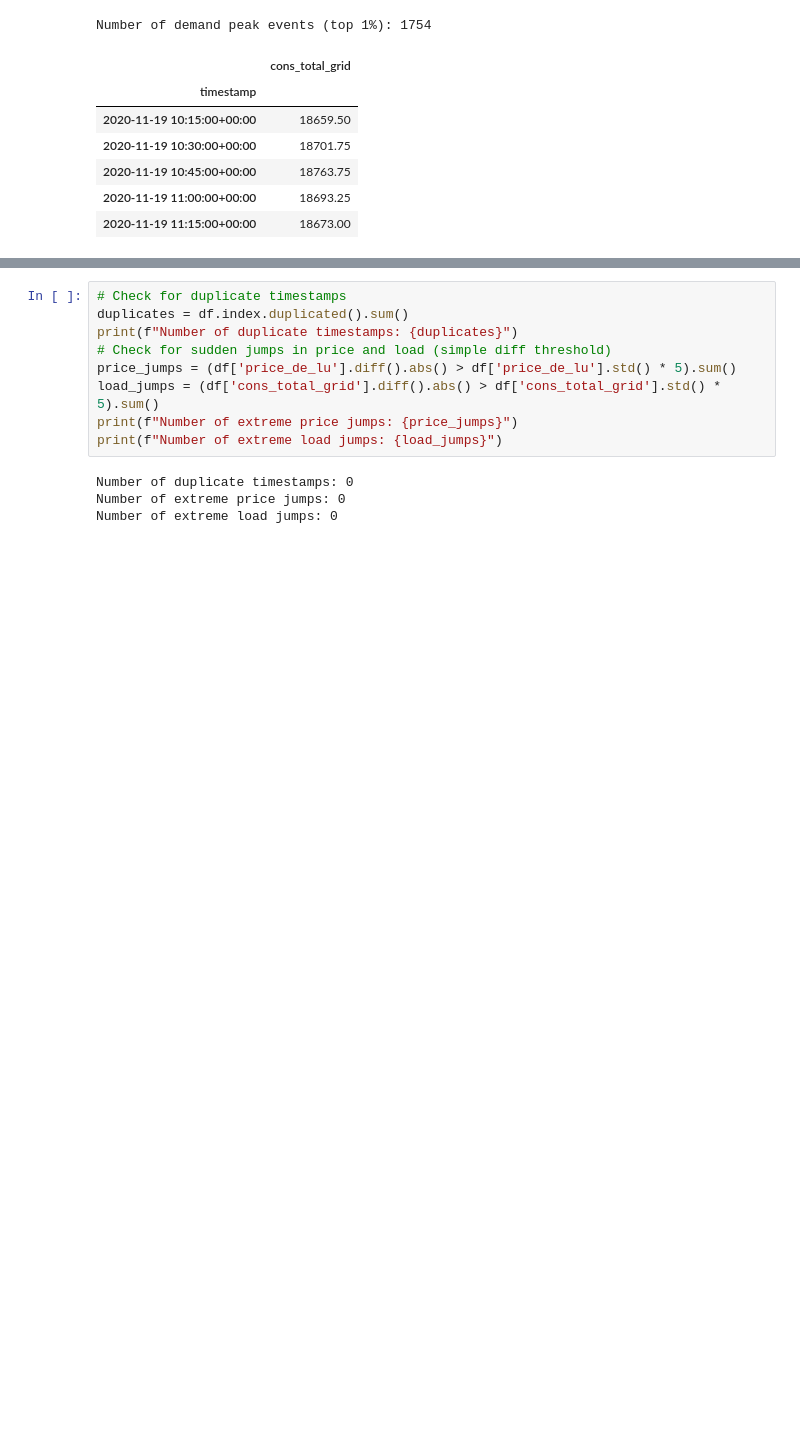
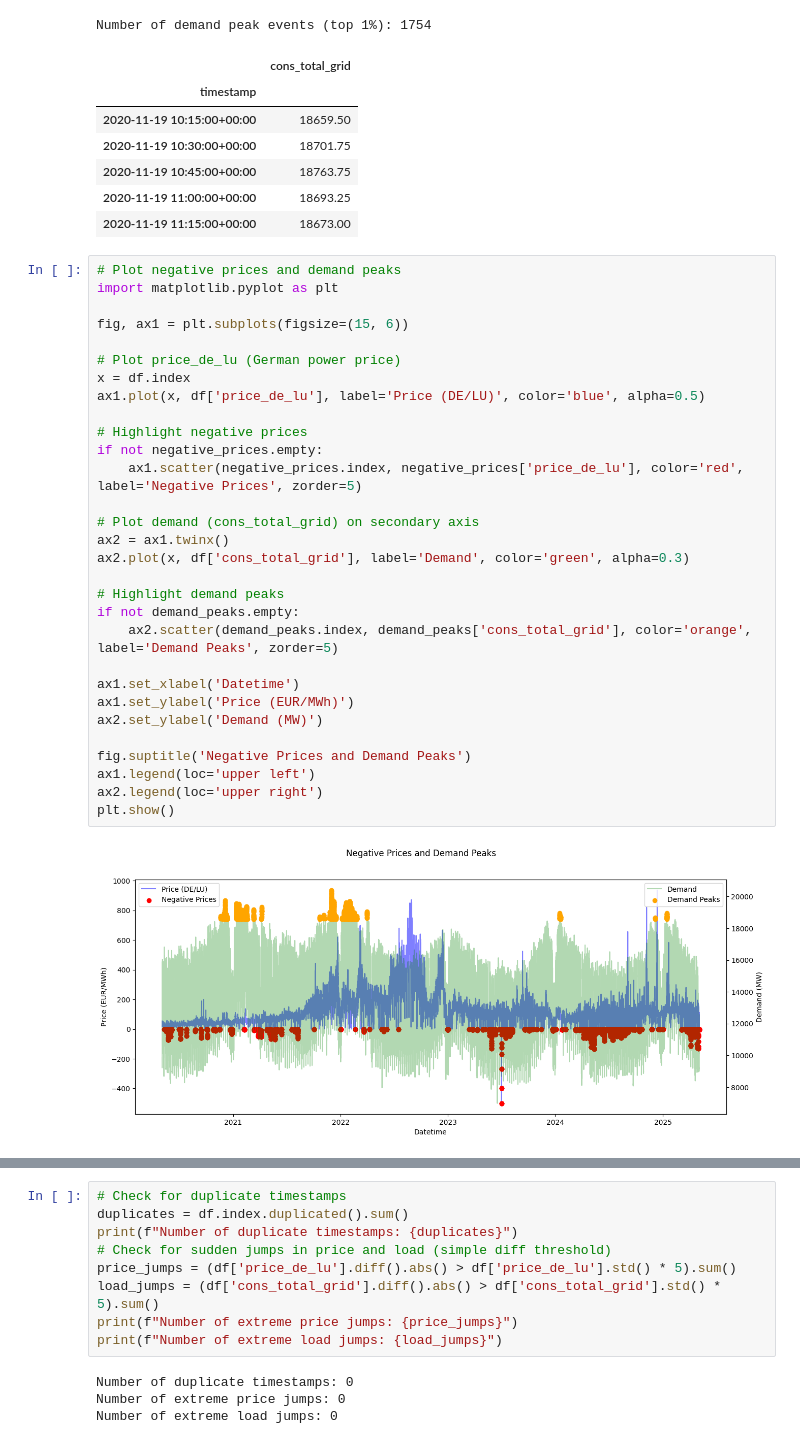
Before and after one commit to Matshiselan/End-to-End-SMARD-Forecasting-and-Dispatch-Optimization-Platform, a Jupyter notebook: notebooks/eda.ipynb, the cells around one changed output, grey strips where cells are left out. Drawn from its saved outputs; the diff is of its cells as text; blank space fills up the shorter version.

```diff
--- a/notebooks/eda.ipynb
+++ b/notebooks/eda.ipynb
@@ -213,4 +218,36 @@ Number of demand peak events (top 1%): 1754
 | 2020-11-19 10:45:00+00:00 | 18763.75 |
 | 2020-11-19 11:00:00+00:00 | 18693.25 |
 | 2020-11-19 11:15:00+00:00 | 18673.00 |
+# %%
+# Plot negative prices and demand peaks
+import matplotlib.pyplot as plt
+
+fig, ax1 = plt.subplots(figsize=(15, 6))
+
+# Plot price_de_lu (German power price)
+x = df.index
+ax1.plot(x, df['price_de_lu'], label='Price (DE/LU)', color='blue', alpha=0.5)
+
+# Highlight negative prices
+if not negative_prices.empty:
+    ax1.scatter(negative_prices.index, negative_prices['price_de_lu'], color='red', label='Negative Prices', zorder=5)
+
+# Plot demand (cons_total_grid) on secondary axis
+ax2 = ax1.twinx()
+ax2.plot(x, df['cons_total_grid'], label='Demand', color='green', alpha=0.3)
+
+# Highlight demand peaks
+if not demand_peaks.empty:
+    ax2.scatter(demand_peaks.index, demand_peaks['cons_total_grid'], color='orange', label='Demand Peaks', zorder=5)
+
+ax1.set_xlabel('Datetime')
+ax1.set_ylabel('Price (EUR/MWh)')
+ax2.set_ylabel('Demand (MW)')
+
+fig.suptitle('Negative Prices and Demand Peaks')
+ax1.legend(loc='upper left')
+ax2.legend(loc='upper right')
+plt.show()
+# %% [output]
+[figure, added]
 # %% [markdown]
```
Also changed, not shown: parts of 14 cells of this notebook.
